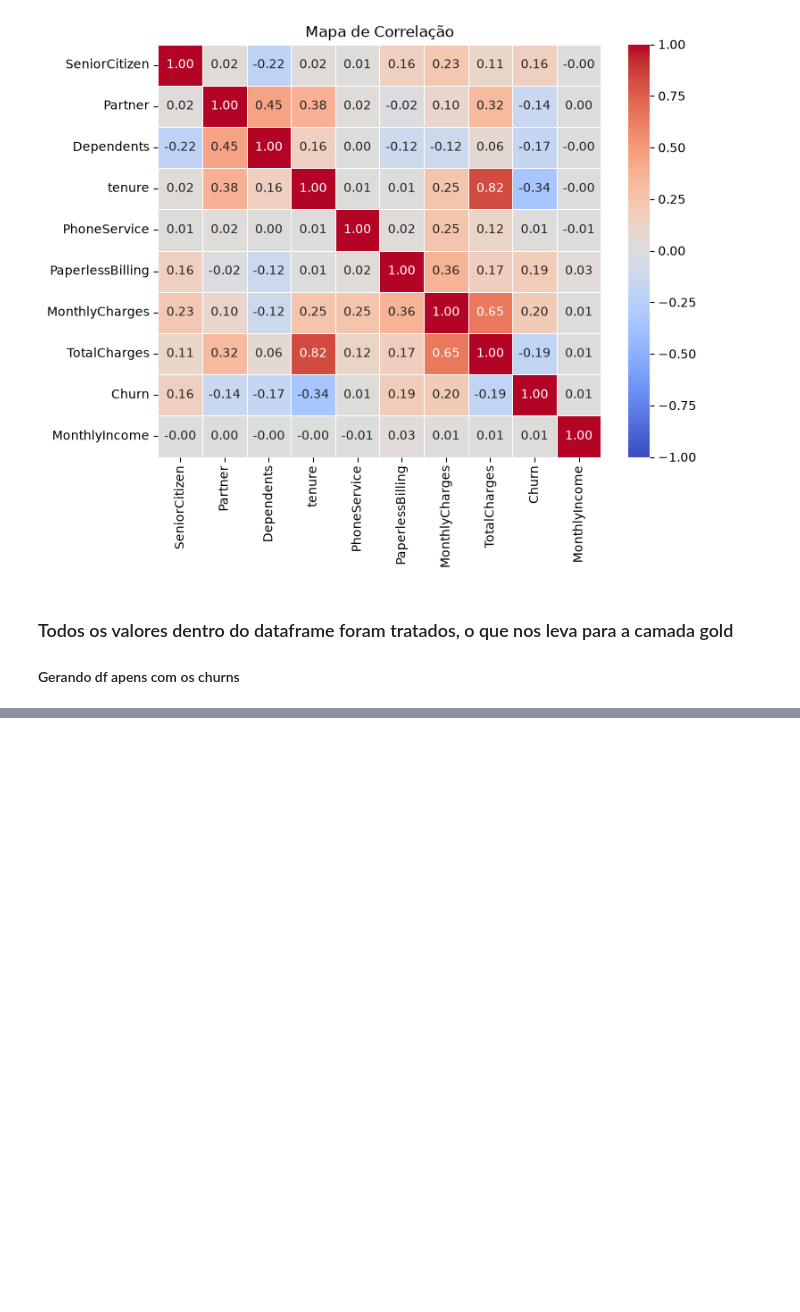
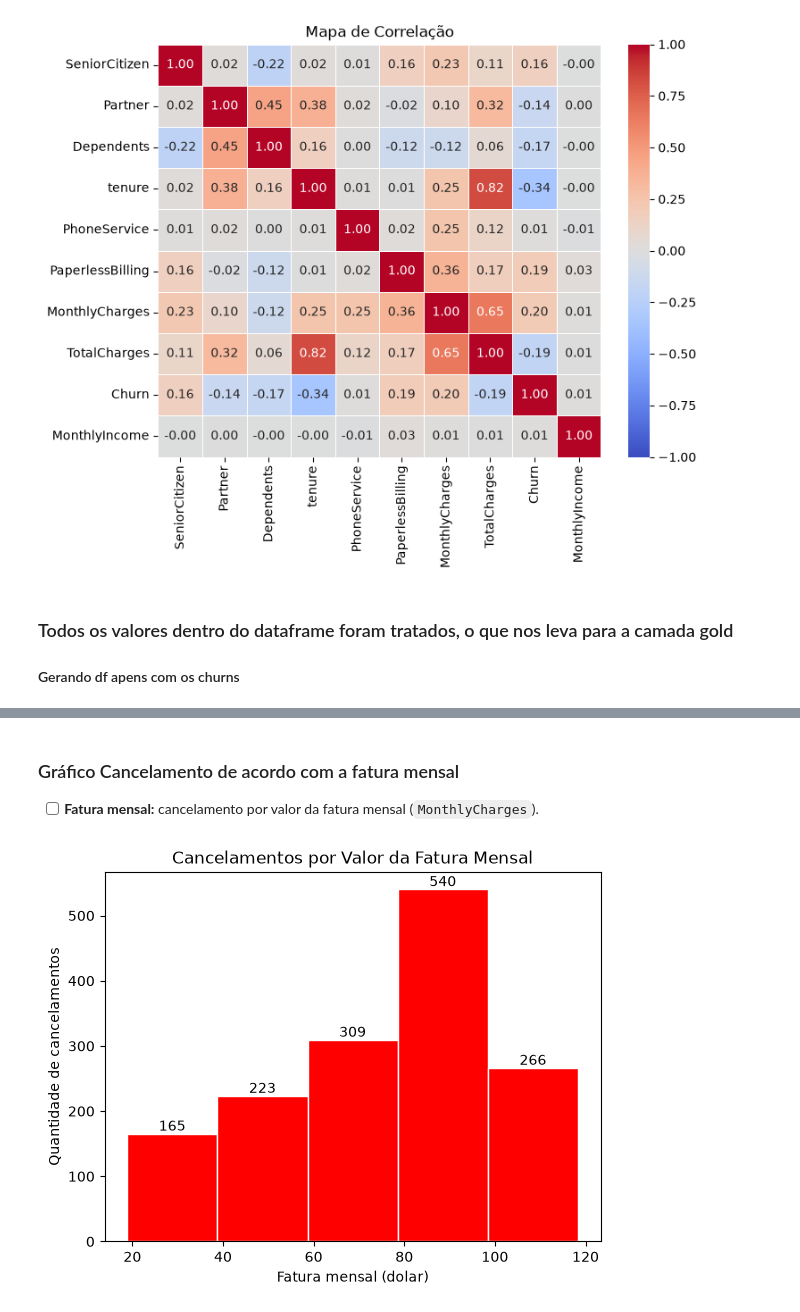
Before and after one commit to VictorLapaDev/Integrador-2-Semestre, a Jupyter notebook: notebook.ipynb, the cells around one changed output, grey strips where cells are left out. Saved outputs shown, nothing was run; the diff lists cells and outputs as text; code cells hidden in the pictures; blank space fills up the shorter version.

```diff
--- a/notebook.ipynb
+++ b/notebook.ipynb
@@ -399,0 +453,13 @@ df_churn.sample(15)
+# %% [markdown]
+### Gráfico Cancelamento de acordo com a fatura mensal
+
+- [ ] **Fatura mensal:** cancelamento por valor da fatura mensal (`MonthlyCharges`).
+# %%
+quantidades, faixas, barras = plt.hist(df_churn['MonthlyCharges'], color='red', bins=5, edgecolor='white')
+plt.bar_label(barras)
+plt.title('Cancelamentos por Valor da Fatura Mensal')
+plt.xlabel('Fatura mensal (dolar)')
+plt.ylabel('Quantidade de cancelamentos')
+plt.show()
+# %% [output]
+[figure, added]
```
Also changed, not shown: parts of 11 cells of this notebook.
